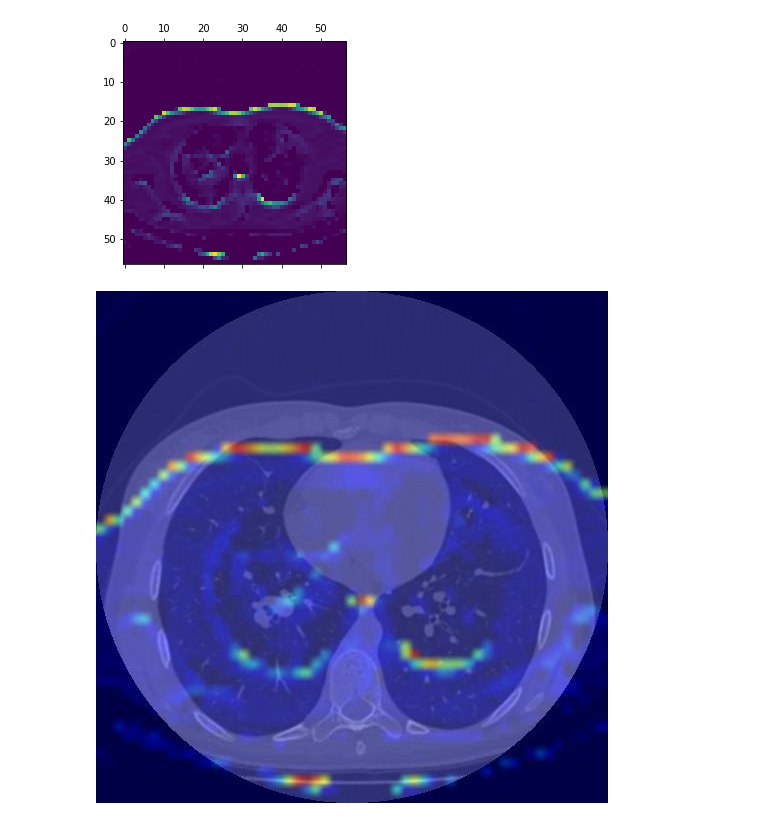
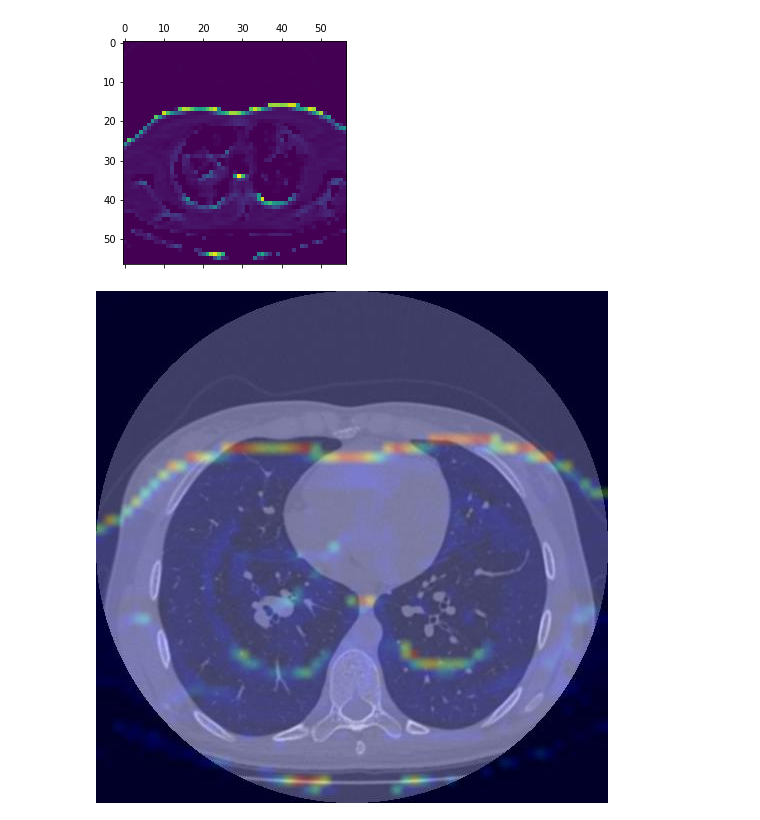
Before and after one commit to RajenRanjithkumar/Medical-Image-Analysis, a Jupyter notebook: raw.ipynb, the cells around one changed output. Drawn from its saved outputs; the diff is of its cells as text; code cells hidden in the pictures.

Commit message:
overlap for scaled images done

```diff
--- a/raw.ipynb
+++ b/raw.ipynb
@@ -434,7 +434,7 @@ from IPython.display import Image, display
 import matplotlib.pyplot as plt
 import matplotlib.cm as cm
 # %%
-def save_and_display_gradcam(img_path, heatmap, cam_path="cam.jpg", alpha=1):
+def save_and_display_gradcam(img_path, heatmap, cam_path="cam.jpg", alpha=0.4):
     # Load the original image
     img = tf.keras.preprocessing.image.load_img(img_path)
     img = tf.keras.preprocessing.image.img_to_array(img)
@@ -446,31 +446,31 @@ def save_and_display_gradcam(img_path, heatmap, cam_path="cam.jpg", alpha=1):
     jet = cm.get_cmap("jet")
 
     # Use RGB values of the colormap
     jet_colors = jet(np.arange(256))[:, :3]
     jet_heatmap = jet_colors[heatmap]
 
     # Create an image with RGB colorized heatmap
     jet_heatmap = keras.preprocessing.image.array_to_img(jet_heatmap)
     jet_heatmap = jet_heatmap.resize((img.shape[1], img.shape[0]))
     jet_heatmap = keras.preprocessing.image.img_to_array(jet_heatmap)
 
     # Superimpose the heatmap on original image
     superimposed_img = jet_heatmap * alpha + img
     superimposed_img = keras.preprocessing.image.array_to_img(superimposed_img)
 
     # Save the superimposed image
     superimposed_img.save(cam_path)
 
     # Display Grad CAM
     display(Image(cam_path))
 
 
 
 IMAGE_PATH = "D:/Project2022/res/split_dataset/original/test/normal/sample_normal_89.png"
 img = tf.keras.preprocessing.image.load_img(IMAGE_PATH, target_size=(244, 244))
 img = tf.keras.preprocessing.image.img_to_array(img)
 img = img.reshape(1,244,244,3)
 
 save_and_display_gradcam(IMAGE_PATH, heatmap)
 # %% [output]
-[figure, old version]
+[figure, new version]
```
Also changed, not shown: 3 other files.
